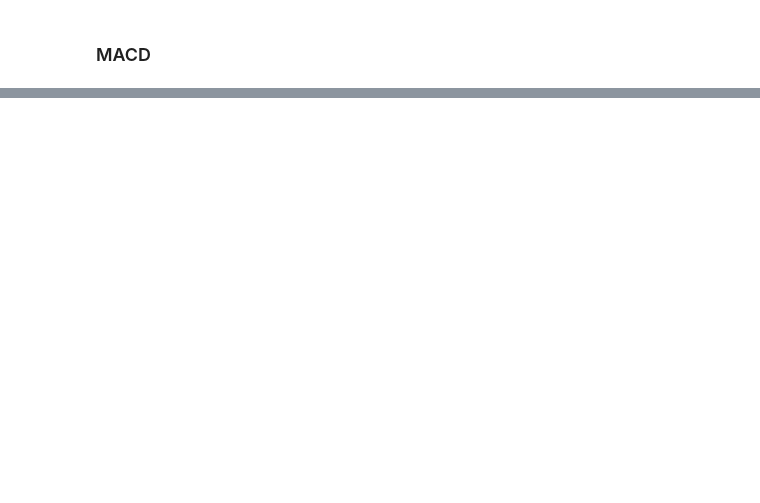
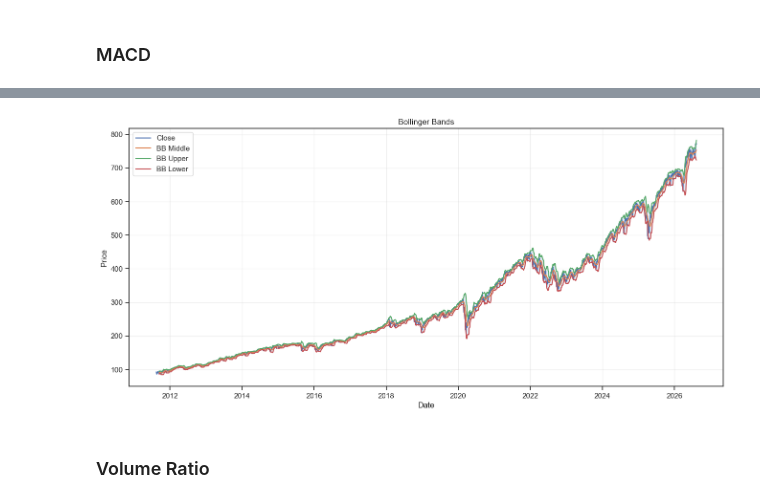
Before and after one commit to Junaid-Haider/Stock-Price-Direction-Predictor, a Jupyter notebook: notebooks/analysis.ipynb, the cells around one changed output, grey strips where cells are left out. Cells and saved outputs as stored; diff of their text form; code cells hidden in the pictures; blank space fills up the shorter version.

Commit message:
Added Volume Ratio and Lag Features

```diff
--- a/notebooks/analysis.ipynb
+++ b/notebooks/analysis.ipynb
@@ -462,0 +481,17 @@ Error:
+# %%
+plt.figure(figsize=(16, 7))
+plt.plot(df.index,df["Close"],label="Close")
+plt.plot(df.index,df["BB Middle"],label="BB Middle")
+plt.plot(df.index,df["BB Upper"],label="BB Upper")
+plt.plot(df.index,df["BB Lower"],label="BB Lower")
+plt.fill_between(df.index,df["BB Lower"],df["BB Upper"],alpha=0.15)
+plt.title("Bollinger Bands")
+plt.xlabel("Date")
+plt.ylabel("Price")
+plt.grid(True, alpha=0.3)
+plt.legend()
+plt.show()
+# %% [output]
+[figure, added]
+# %% [markdown]
+### Volume Ratio
```
Also changed, not shown: parts of 23 cells of this notebook.
